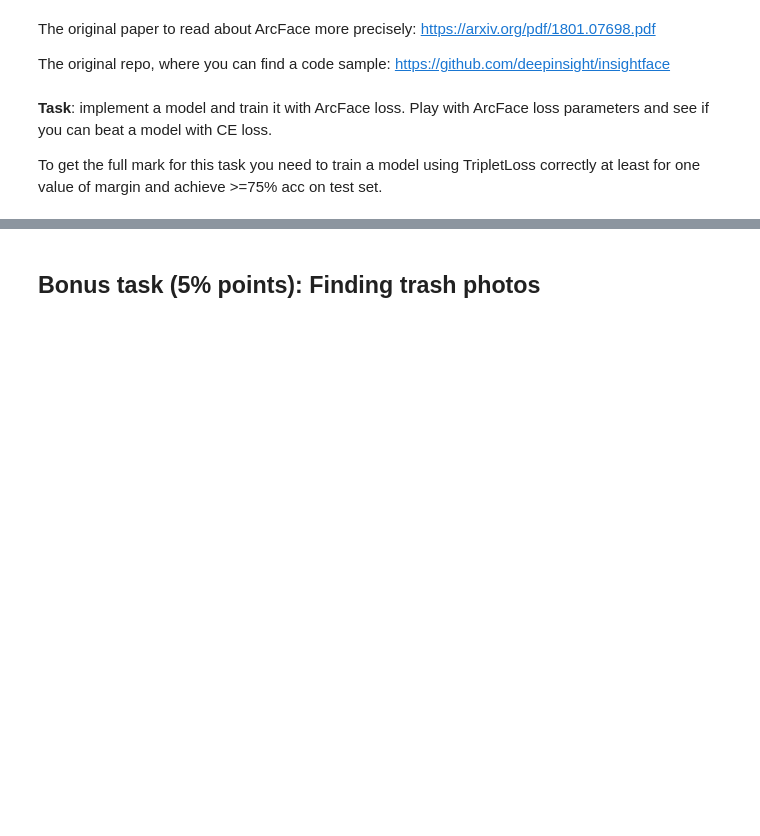
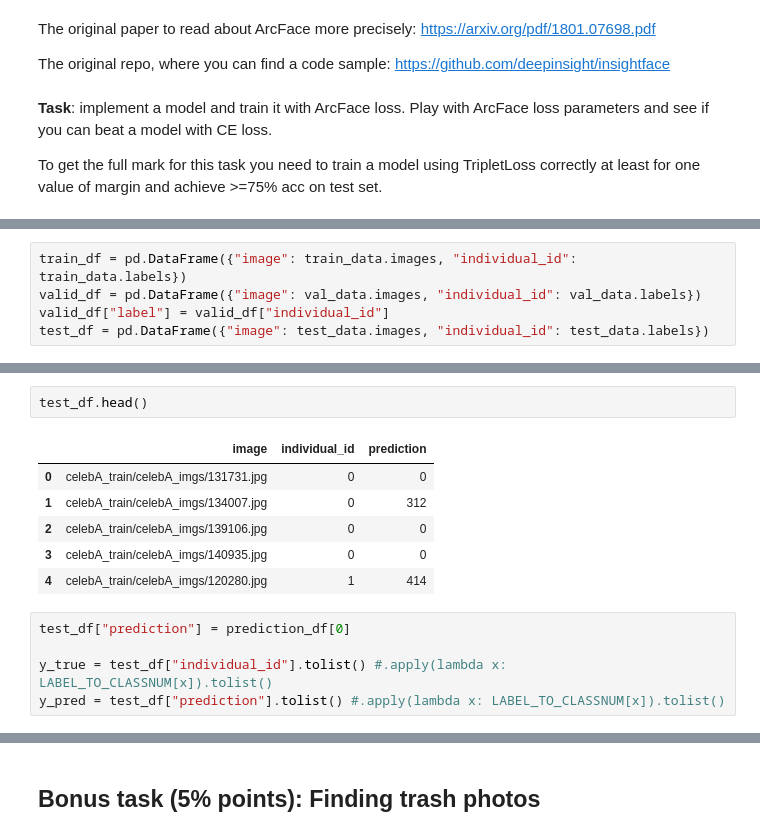
Before and after one commit to nizovskiyka/deep_vision_and_graphics, a Jupyter notebook: homework03/homework-part1-face_recognition.ipynb, the cells around one changed output, grey strips where cells are left out. Drawn from its saved outputs; the diff is of its cells as text; blank space fills up the shorter version.

```diff
--- a/homework03/homework-part1-face_recognition.ipynb
+++ b/homework03/homework-part1-face_recognition.ipynb
@@ -1133,0 +1327,5 @@ To get the full mark for this task you need to train a model using TripletLoss c
+# %%
+train_df = pd.DataFrame({"image": train_data.images, "individual_id": train_data.labels})
+valid_df = pd.DataFrame({"image": val_data.images, "individual_id": val_data.labels})
+valid_df["label"] = valid_df["individual_id"]
+test_df = pd.DataFrame({"image": test_data.images, "individual_id": test_data.labels})
@@ -1133,0 +1484,14 @@ To get the full mark for this task you need to train a model using TripletLoss c
+# %%
+test_df.head()
+# %% [output]
+|  | image | individual_id | prediction |
+| 0 | celebA_train/celebA_imgs/131731.jpg | 0 | 0 |
+| 1 | celebA_train/celebA_imgs/134007.jpg | 0 | 312 |
+| 2 | celebA_train/celebA_imgs/139106.jpg | 0 | 0 |
+| 3 | celebA_train/celebA_imgs/140935.jpg | 0 | 0 |
+| 4 | celebA_train/celebA_imgs/120280.jpg | 1 | 414 |
+# %%
+test_df["prediction"] = prediction_df[0]
+
+y_true = test_df["individual_id"].tolist() #.apply(lambda x: LABEL_TO_CLASSNUM[x]).tolist()
+y_pred = test_df["prediction"].tolist() #.apply(lambda x: LABEL_TO_CLASSNUM[x]).tolist()
```
Also changed, not shown: parts of 20 cells of this notebook.
